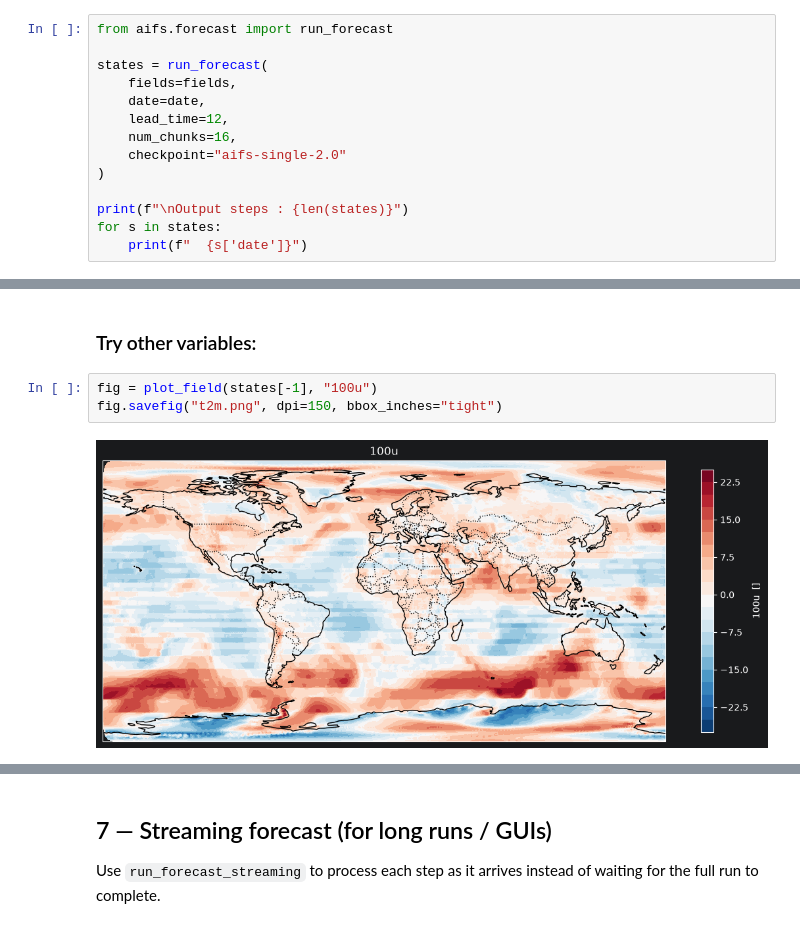
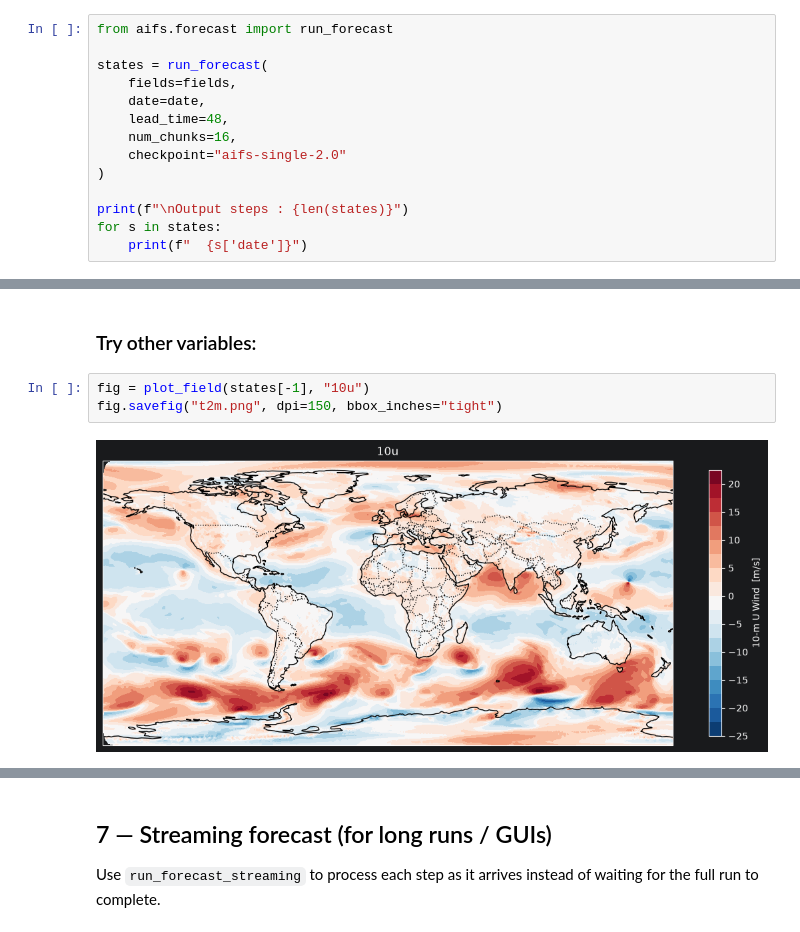
Before and after one commit to EmmaScharfmann/AIFS-tutorial, a Jupyter notebook: notebook/tutorial.ipynb, the cells around one changed output, grey strips where cells are left out. Saved outputs shown, nothing was run; the diff lists cells and outputs as text.

```diff
--- a/notebook/tutorial.ipynb
+++ b/notebook/tutorial.ipynb
@@ -87,7 +81,7 @@ from aifs.forecast import run_forecast
 states = run_forecast(
     fields=fields,
     date=date,
-    lead_time=12,
+    lead_time=48,
     num_chunks=16,
     checkpoint="aifs-single-2.0"
 )
@@ -152,7 +149,7 @@ fig.savefig("t2m.png", dpi=150, bbox_inches="tight")
 # %% [markdown]
 ### Try other variables:
 # %%
-fig = plot_field(states[-1], "100u")
+fig = plot_field(states[-1], "10u")
 fig.savefig("t2m.png", dpi=150, bbox_inches="tight")
 # %% [output]
-[figure, old version]
+[figure, new version]
```
Also changed, not shown: parts of 5 cells of this notebook, 1 other file.
